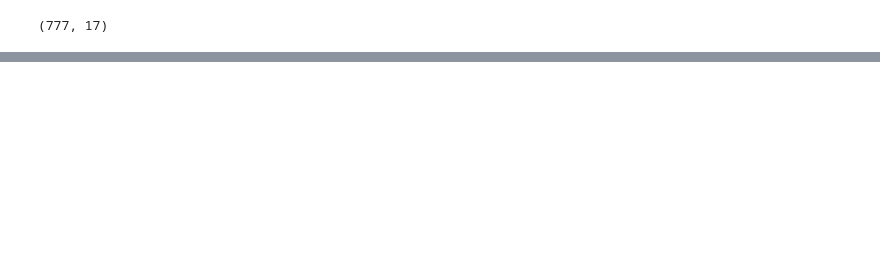
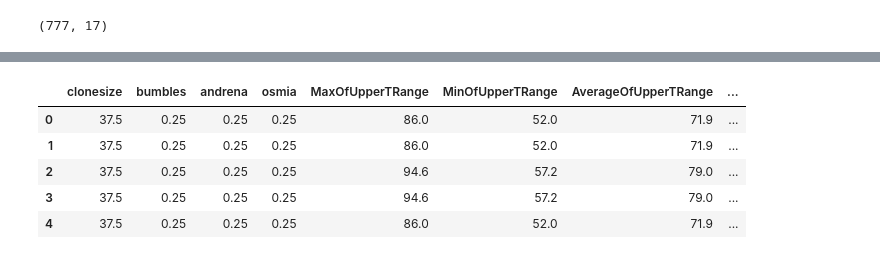
Before and after one commit to LuisAnibalVasquez/Wild-Blueberry-Yield-Prediction, a Jupyter notebook: notebooks/Preprocessing.ipynb, the cells around one changed output, grey strips where cells are left out. Cells and saved outputs as stored; diff of their text form; code cells hidden in the pictures; blank space fills up the shorter version.

```diff
--- a/notebooks/Preprocessing.ipynb
+++ b/notebooks/Preprocessing.ipynb
@@ -29,0 +62,8 @@ y.shape
+# %%
+Q1 = df.quantile(0.25)
+Q3 = df.quantile(0.75)
+IQR = Q3 - Q1
+
+print(IQR)
+df_out = df[~((df < (Q1 - 1.5 * IQR)) |(df > (Q3 + 1.5 * IQR))).any(axis=1)]
+df_out.shape
@@ -29,0 +113,2 @@ y.shape
+# %%
+df_out.drop(columns=['yield'], axis=1, inplace=True)
@@ -29,0 +126,21 @@ y.shape
+# %%
+df_out['AverageOfUpperTRangeSC'] = StandardScaler().fit_transform( np.array(df_out['AverageOfUpperTRange'])
+                                                                  .reshape(-1, 1) )
+
+df_out['AverageOfLowerTRangeSC'] = StandardScaler().fit_transform(np.array(df_out['AverageOfLowerTRange'])
+                                                                  .reshape(-1,1) )
+
+df_out['RainingDaysSC']  = StandardScaler().fit_transform(np.array(df_out['RainingDays'])
+                                                                  .reshape(-1,1) )
+
+df_out['AverageRainingDaysSC']  = StandardScaler().fit_transform(np.array(df_out['AverageRainingDays'])
+                                                                  .reshape(-1,1) )
+
+df_out['fruitsetSC']  = StandardScaler().fit_transform(np.array(df_out['fruitset'])
+                                                                  .reshape(-1,1) )
+
+df_out['fruitmassSC']   = StandardScaler().fit_transform(np.array(df_out['fruitmass'])
+                                                                  .reshape(-1,1) )
+
+df_out['seedsSC']   = StandardScaler().fit_transform(np.array(df_out['seeds'])
+                                                                  .reshape(-1,1) )
@@ -29,0 +165,9 @@ y.shape
+# %%
+df_out.head()
+# %% [output]
+|  | clonesize | bumbles | andrena | osmia | MaxOfUpperTRange | MinOfUpperTRange | AverageOfUpperTRange | ... |
+| 0 | 37.5 | 0.25 | 0.25 | 0.25 | 86.0 | 52.0 | 71.9 | ... |
+| 1 | 37.5 | 0.25 | 0.25 | 0.25 | 86.0 | 52.0 | 71.9 | ... |
+| 2 | 37.5 | 0.25 | 0.25 | 0.25 | 94.6 | 57.2 | 79.0 | ... |
+| 3 | 37.5 | 0.25 | 0.25 | 0.25 | 94.6 | 57.2 | 79.0 | ... |
+| 4 | 37.5 | 0.25 | 0.25 | 0.25 | 86.0 | 52.0 | 71.9 | ... |
```
Also changed, not shown: parts of 35 cells of this notebook, 13 other files.
